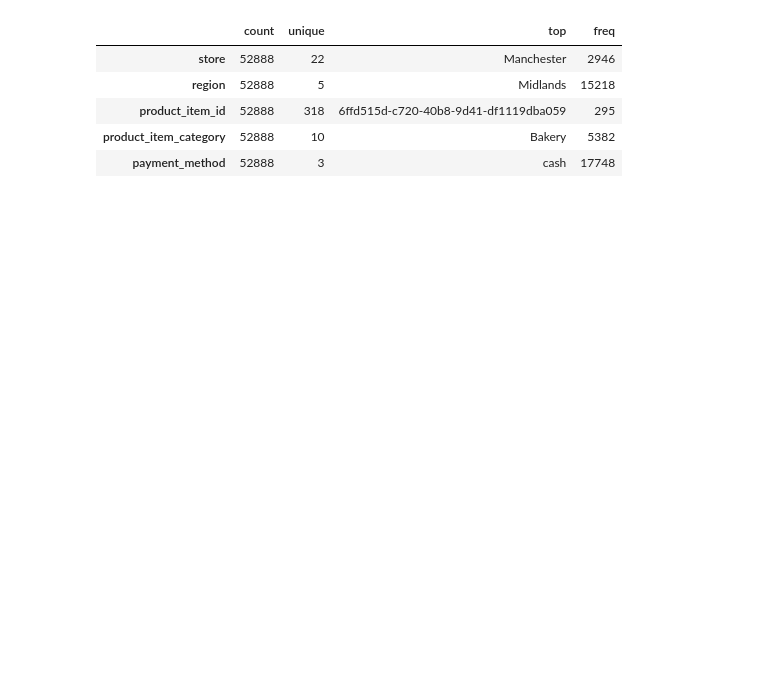
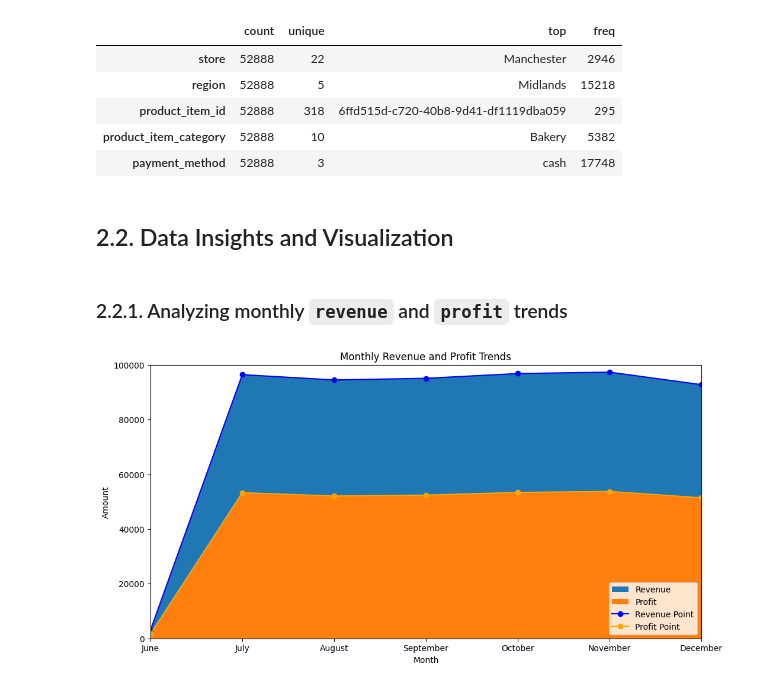
Before and after one commit to sabirinID/KPMG-Technology-Virtual-Experience-Program, a Jupyter notebook: Notebooks/kpmg_tech.ipynb, the cells around one changed output. Saved outputs shown, nothing was run; the diff lists cells and outputs as text; code cells hidden in the pictures; blank space fills up the shorter version.

```diff
--- a/Notebooks/kpmg_tech.ipynb
+++ b/Notebooks/kpmg_tech.ipynb
@@ -347,3 +357,38 @@ cat.describe().T
 | product_item_id | 52888 | 318 | 6ffd515d-c720-40b8-9d41-df1119dba059 | 295 |
 | product_item_category | 52888 | 10 | Bakery | 5382 |
 | payment_method | 52888 | 3 | cash | 17748 |
+# %% [markdown]
+## 2.2. Data Insights and Visualization
+# %% [markdown]
+### 2.2.1. Analyzing monthly `revenue` and `profit` trends
+# %%
+# Create a new column 'month'
+df['month'] = df['timestamp'].dt.month
+df['month'] = df['month'].apply(lambda x: calendar.month_name[x])
+
+# Create a new column 'profit'
+df['profit'] = df['revenue'] - df['cost_of_goods_sold']
+
+# Calculate the total revenue and profit based on month
+revenue_by_month = df.groupby('month')['revenue'].sum()
+profit_by_month = df.groupby('month')['profit'].sum()
+
+# Reindex
+month_order = list(calendar.month_name[1:])
+revenue_by_month = revenue_by_month.reindex(month_order)
+profit_by_month = profit_by_month.reindex(month_order)
+# %%
+plt.figure(figsize=(12, 6))
+plt.stackplot(revenue_by_month.index, revenue_by_month.values, labels=['Revenue'])
+plt.stackplot(profit_by_month.index, profit_by_month.values, labels=['Profit'])
+plt.plot(revenue_by_month.index, revenue_by_month.values, 'o-', color='blue', label='Revenue Point')
+plt.plot(profit_by_month.index, profit_by_month.values, 'o-', color='orange', label='Profit Point')
+plt.xlabel('Month')
+plt.ylabel('Amount')
+plt.title('Monthly Revenue and Profit Trends')
+plt.legend(loc='lower right')
+plt.xlim('June', 'December')
+plt.ylim(0, 100000)
+plt.show()
+# %% [output]
+[figure, added]
```
Also changed, not shown: parts of 37 cells of this notebook.
